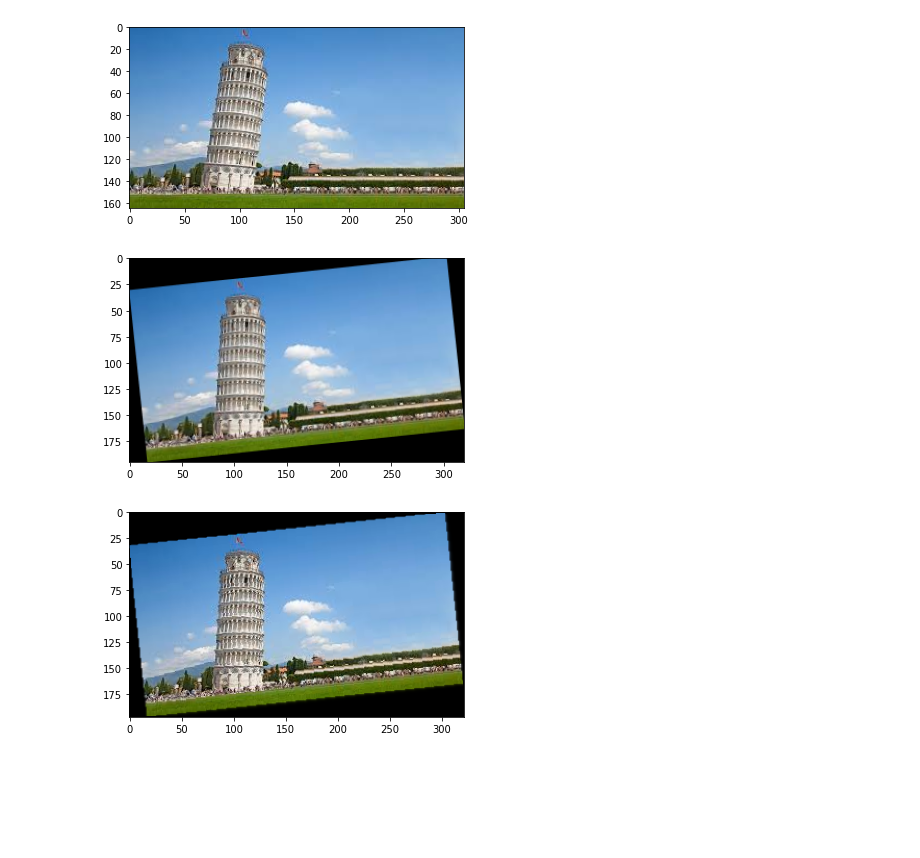
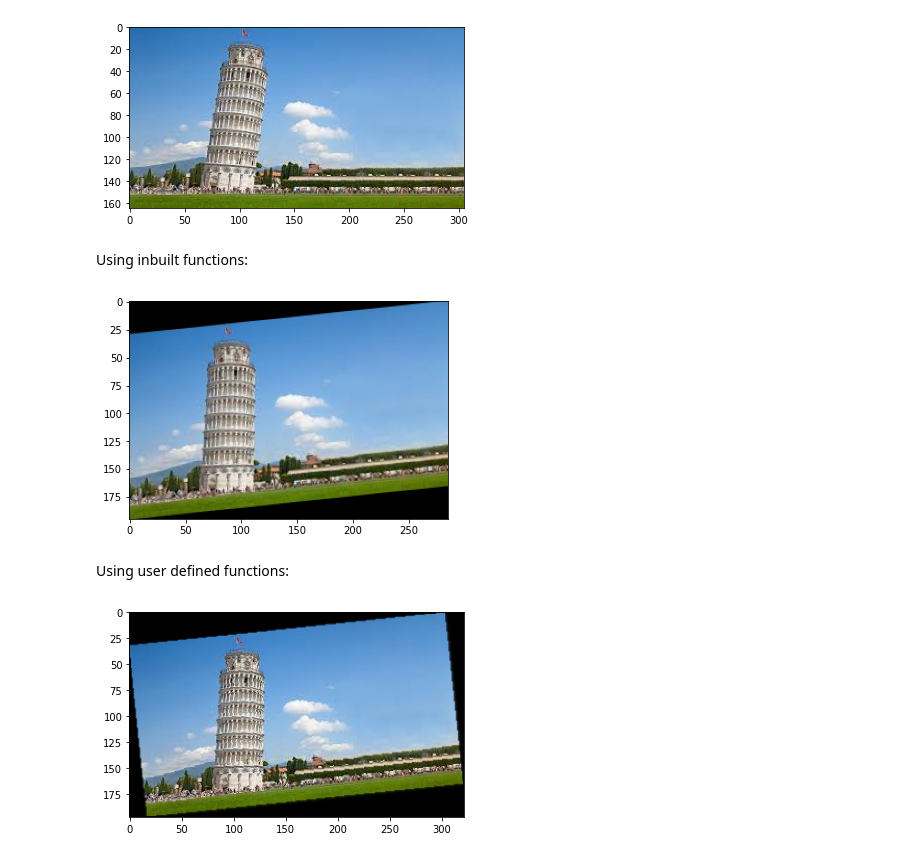
Before and after one commit to nandita-manchikanti/Digital-Image-Processing, a Jupyter notebook: Week4/week4.ipynb, the cells around one changed output. Drawn from its saved outputs; the diff is of its cells as text; code cells hidden in the pictures; blank space fills up the shorter version.

```diff
--- a/Week4/week4.ipynb
+++ b/Week4/week4.ipynb
@@ -15,25 +15,31 @@ plt.imshow(pisa)
 plt.show()
 # %% [output]
 [figure]
+# %% [markdown]
+Using inbuilt functions:
 # %%
 def rotate_u(image,angle):
     (h,w)=image.shape[:2]
     center=(w//2,h//2)
     M=cv2.getRotationMatrix2D(center,angle,1.0)
     cos=np.abs(M[0,0])
     sin=np.abs(M[0,1])
-    nw=int((h*sin)+(w*cos))
+
+    nw=int(-(h*sin)+(w*cos))
     nH=int((h*cos)+(w*sin))
+
     M[0,2]+=nw//2-center[0]
     M[1,2]+=nH//2-center[1]
     rotated=cv2.warpAffine(image,M,(nw,nH))
     return rotated
 
-rotated=rotate_u(pisa,6)
-plt.imshow(rotated)
+rotatedpre=rotate_u(pisa,6)
+plt.imshow(rotatedpre)
 plt.show()
 # %% [output]
-[figure, old version]
+[figure, new version]
+# %% [markdown]
+Using user defined functions:
 # %%
 import numpy as np
 import cv2
```
Also changed, not shown: parts of 2 cells of this notebook, 6 other files.
